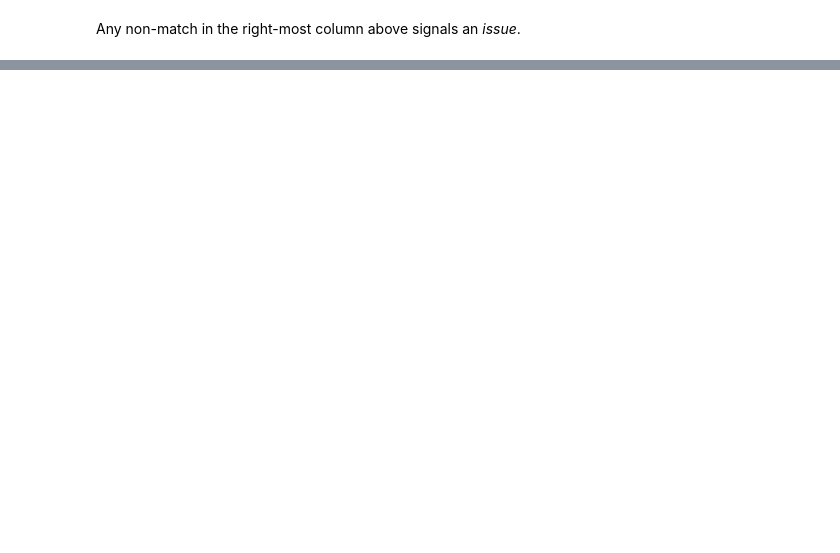
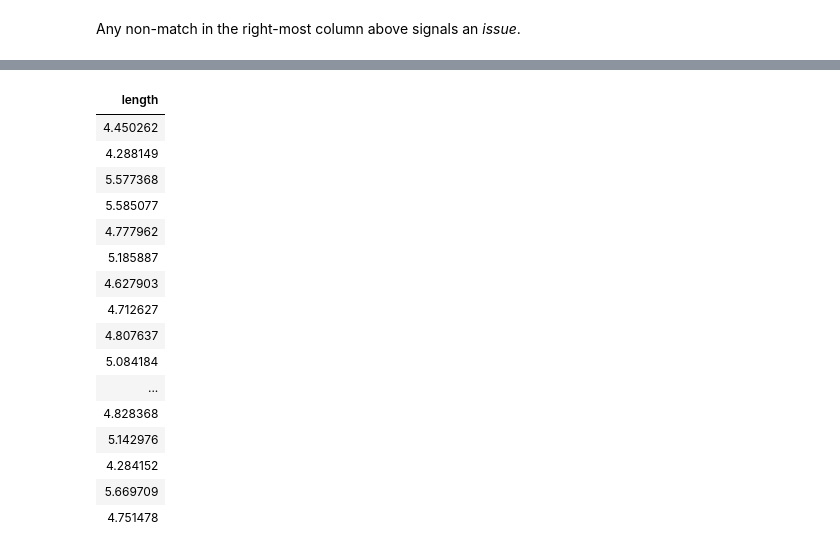
Before and after one commit to TheGoldLab/Analysis_SingleCP_DotsReversal, a Jupyter notebook: Python_scripts/pilot6.ipynb, the cells around one changed output, grey strips where cells are left out. Cells and saved outputs as stored; diff of their text form; code cells hidden in the pictures; blank space fills up the shorter version.

```diff
--- a/Python_scripts/pilot6.ipynb
+++ b/Python_scripts/pilot6.ipynb
@@ -214,0 +228,20 @@ Any non-match in the right-most column above signals an *issue*.
+# %%
+tb[[TRIALS]][, .(length=trialEnd - trialStart)]
+# %% [output]
+| length |
+| 4.450262 |
+| 4.288149 |
+| 5.577368 |
+| 5.585077 |
+| 4.777962 |
+| 5.185887 |
+| 4.627903 |
+| 4.712627 |
+| 4.807637 |
+| 5.084184 |
+| ... |
+| 4.828368 |
+| 5.142976 |
+| 4.284152 |
+| 5.669709 |
+| 4.751478 |
```
Also changed, not shown: parts of 14 cells of this notebook.
